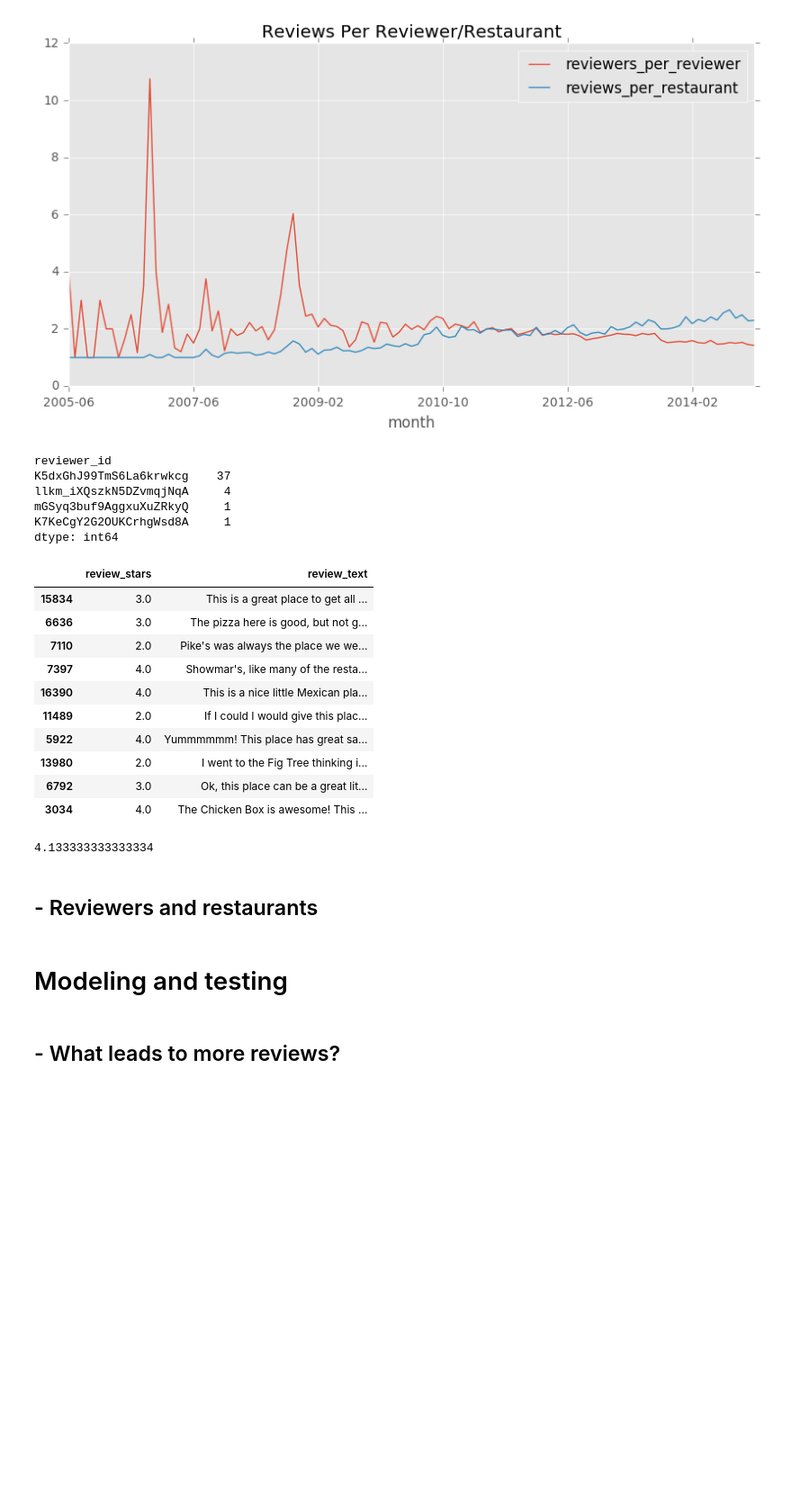
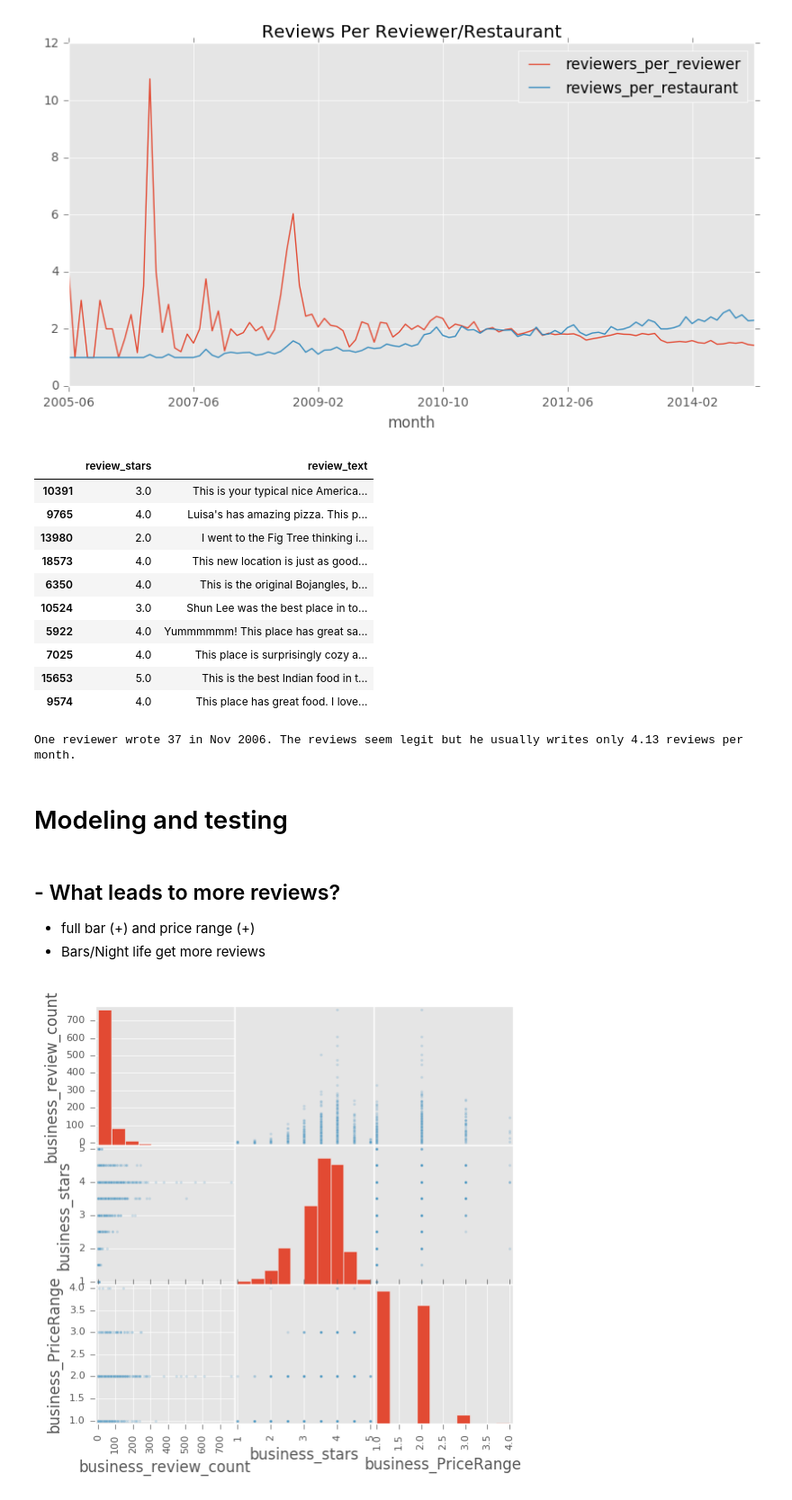
Before and after one commit to szdbl/Yelp_dataset, a Jupyter notebook: Yelp_dataset.ipynb, the cells around one changed output. Shown at 90% size. Saved outputs shown, nothing was run; the diff lists cells and outputs as text; code cells hidden in the pictures; blank space fills up the shorter version.

```diff
--- a/Yelp_dataset.ipynb
+++ b/Yelp_dataset.ipynb
@@ -156,37 +181,41 @@ Overall:
 <matplotlib.axes._subplots.AxesSubplot at 0x...>
 [figure]
 # %%
-# -spike in Nov 2006 (outliers to be exluded for analysis later)
+# -outlier in Nov 2006
 #rpr.sort_values(ascending=False)
 #rpr.plot(kind='box');
-review[review.month=='2006-11'].groupby('reviewer_id').size().sort_values(ascending=False)
+#review[review.month=='2006-11'].groupby('reviewer_id').size().sort_values(ascending=False)
+
 # -one reviewer gave 37 reviews that month
 #reviewer[reviewer.reviewer_id =='K5dxGhJ99TmS6La6krwkcg']
 review[['review_stars','review_text']][review.reviewer_id =='K5dxGhJ99TmS6La6krwkcg'].sample(10) # reviews all seem legit
+
 # -but he doesn't usually write as many review in a month...
-review[review.reviewer_id =='K5dxGhJ99TmS6La6krwkcg'].groupby('month').size().mean()
+avg = review[review.reviewer_id =='K5dxGhJ99TmS6La6krwkcg'].groupby('month').size().mean()
+print 'One reviewer wrote 37 in Nov 2006. The reviews seem legit but he usually writes only {} reviews per month.' .format(round(avg, 2))
 # %% [output]
+|  | review_stars | review_text |
+| 10391 | 3.0 | This is your typical nice America... |
+| 9765 | 4.0 | Luisa's has amazing pizza. This p... |
+| 13980 | 2.0 | I went to the Fig Tree thinking i... |
+| 18573 | 4.0 | This new location is just as good... |
+| 6350 | 4.0 | This is the original Bojangles, b... |
+| 10524 | 3.0 | Shun Lee was the best place in to... |
+| 5922 | 4.0 | Yummmmmm! This place has great sa... |
+| 7025 | 4.0 | This place is surprisingly cozy a... |
+| 15653 | 5.0 | This is the best Indian food in t... |
+| 9574 | 4.0 | This place has great food. I love... |
-reviewer_id
-K5dxGhJ99TmS6La6krwkcg    37
-llkm_iXQszkN5DZvmqjNqA     4
-mGSyq3buf9AggxuXuZRkyQ     1
-K7KeCgY2G2OUKCrhgWsd8A     1
-dtype: int64
+One reviewer wrote 37 in Nov 2006. The reviews seem legit but he usually writes only 4.13 reviews per month.
-|  | review_stars | review_text |
-| 15834 | 3.0 | This is a great place to get all ... |
-| 6636 | 3.0 | The pizza here is good, but not g... |
-| 7110 | 2.0 | Pike's was always the place we we... |
-| 7397 | 4.0 | Showmar's, like many of the resta... |
-| 16390 | 4.0 | This is a nice little Mexican pla... |
-| 11489 | 2.0 | If I could I would give this plac... |
-| 5922 | 4.0 | Yummmmmm! This place has great sa... |
-| 13980 | 2.0 | I went to the Fig Tree thinking i... |
-| 6792 | 3.0 | Ok, this place can be a great lit... |
-| 3034 | 4.0 | The Chicken Box is awesome! This ... |
-4.133333333333334
-# %% [markdown]
-## - Reviewers and restaurants
 # %% [markdown]
 # Modeling and testing
 # %% [markdown]
 ## - What leads to more reviews?
+- full bar (+) and price range (+)
+- Bars/Night life get more reviews
+# %%
+# -scatter
+var = ['business_review_count','business_stars','business_PriceRange']
+from pandas.tools.plotting import scatter_matrix
+scatter_matrix(business[var], alpha=0.2, figsize=(6, 6), diagonal='hist');
+# %% [output]
+[figure, added]
```
Also changed, not shown: parts of 25 cells of this notebook.
